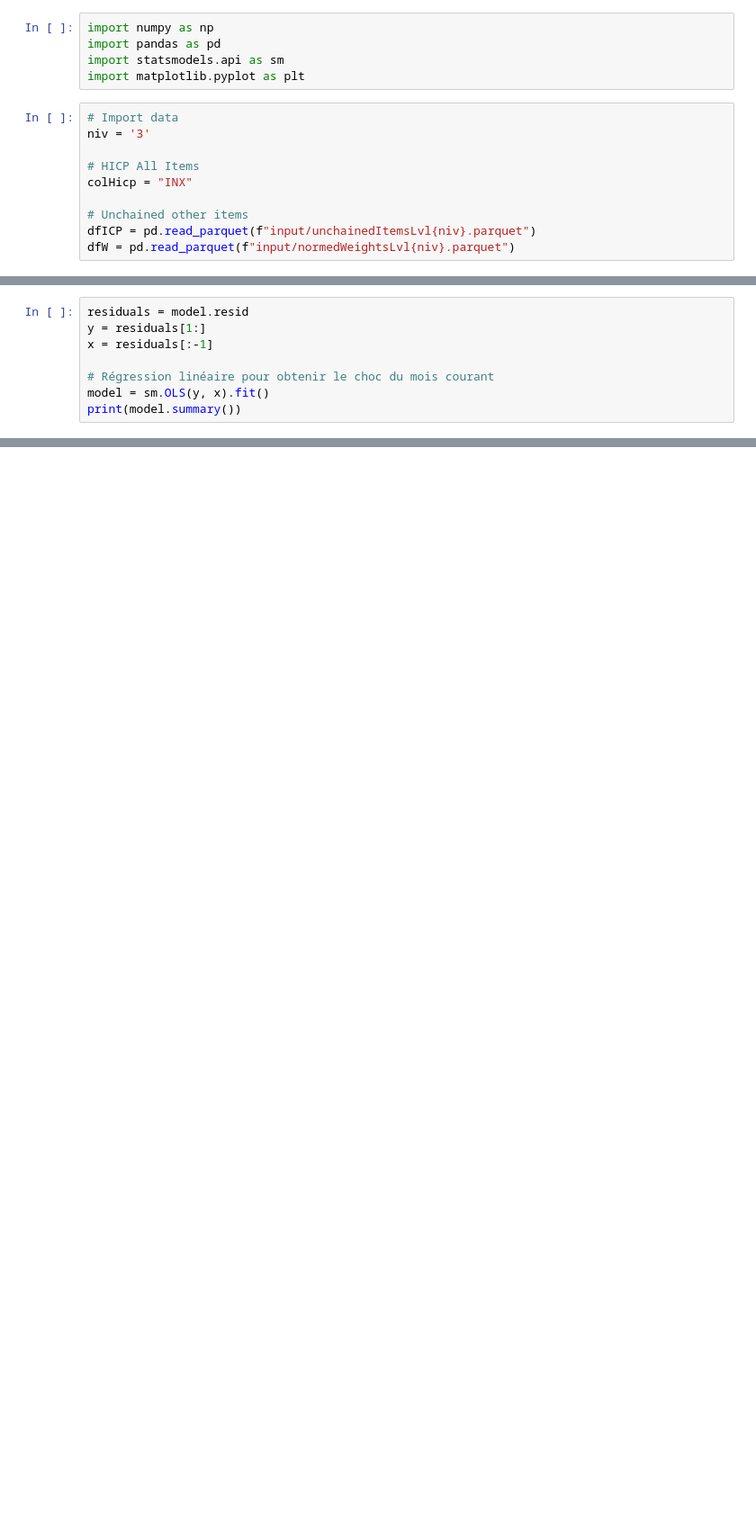
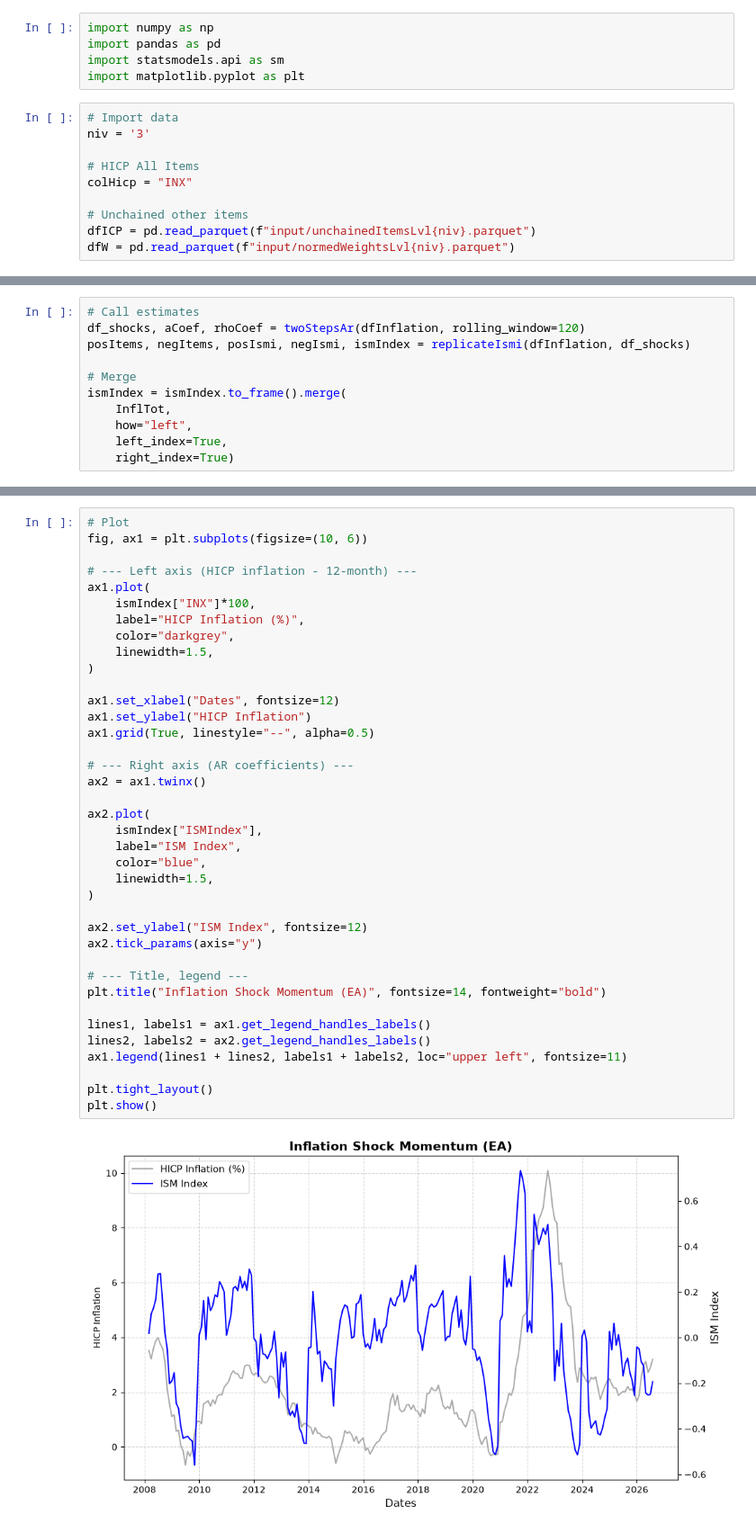
Before and after one commit to Lea-Gosselin/ismi-index, a Jupyter notebook: main.ipynb, the cells around one changed output, grey strips where cells are left out. Shown at 90% size. Cells and saved outputs as stored; diff of their text form; blank space fills up the shorter version.

```diff
--- a/main.ipynb
+++ b/main.ipynb
@@ -55,8 +20,0 @@ Notes:
-# %%
-residuals = model.resid
-y = residuals[1:]
-x = residuals[:-1]
-
-# Régression linéaire pour obtenir le choc du mois courant
-model = sm.OLS(y, x).fit()
-print(model.summary())
@@ -175,0 +180,11 @@ def replicate_ismi(dfInflation, rolling_window=120, k=3):
+# %%
+# Call estimates
+df_shocks, aCoef, rhoCoef = twoStepsAr(dfInflation, rolling_window=120)
+posItems, negItems, posIsmi, negIsmi, ismIndex = replicateIsmi(dfInflation, df_shocks)
+
+# Merge
+ismIndex = ismIndex.to_frame().merge(
+    InflTot,
+    how="left",
+    left_index=True,
+    right_index=True)
@@ -175,0 +195,40 @@ def replicate_ismi(dfInflation, rolling_window=120, k=3):
+# %%
+# Plot
+fig, ax1 = plt.subplots(figsize=(10, 6))
+
+# --- Left axis (HICP inflation - 12-month) ---
+ax1.plot(
+    ismIndex["INX"]*100,
+    label="HICP Inflation (%)",
+    color="darkgrey",
+    linewidth=1.5,
+)
+
+ax1.set_xlabel("Dates", fontsize=12)
+ax1.set_ylabel("HICP Inflation")
+ax1.grid(True, linestyle="--", alpha=0.5)
+
+# --- Right axis (AR coefficients) ---
+ax2 = ax1.twinx()
+
+ax2.plot(
+    ismIndex["ISMIndex"],
+    label="ISM Index",
+    color="blue",
+    linewidth=1.5,
+)
+
+ax2.set_ylabel("ISM Index", fontsize=12)
+ax2.tick_params(axis="y")
+
+# --- Title, legend ---
+plt.title("Inflation Shock Momentum (EA)", fontsize=14, fontweight="bold")
+
+lines1, labels1 = ax1.get_legend_handles_labels()
+lines2, labels2 = ax2.get_legend_handles_labels()
+ax1.legend(lines1 + lines2, labels1 + labels2, loc="upper left", fontsize=11)
+
+plt.tight_layout()
+plt.show()
+# %% [output]
+[figure, added]
```
Also changed, not shown: parts of 11 cells of this notebook, 2 other files.
